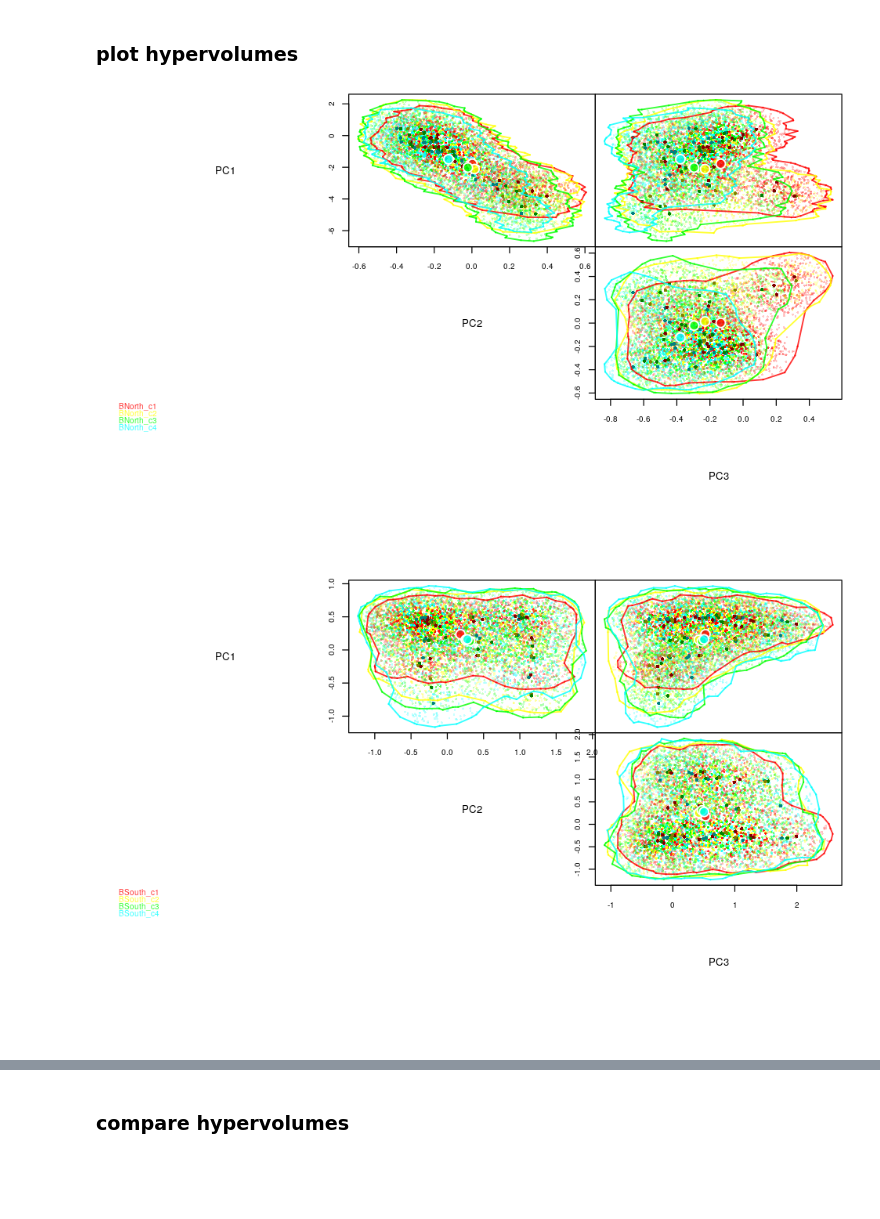
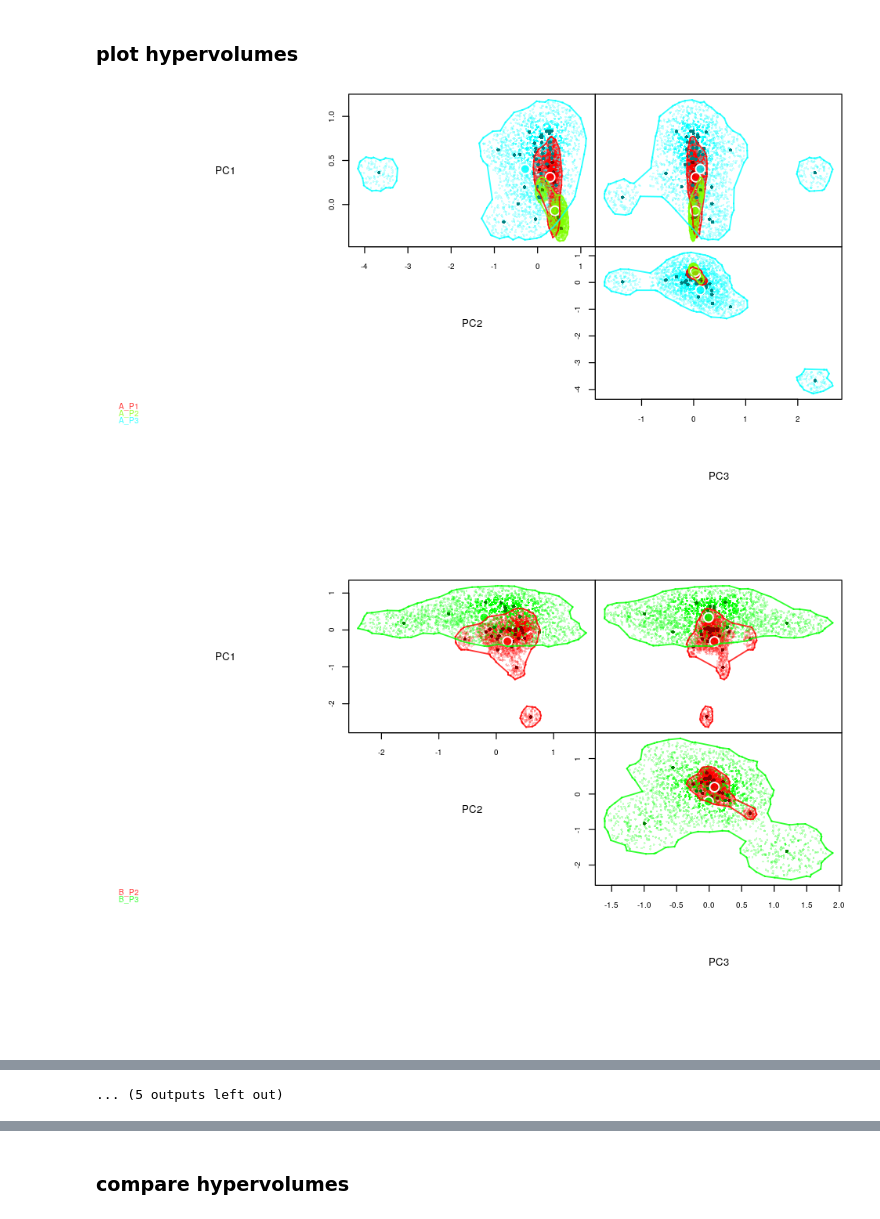
Before and after one commit to dbridg15/masters_project, a Jupyter notebook: Code/comparing_hypervolumes.ipynb, the cells around one changed output, grey strips where cells are left out. Drawn from its saved outputs; the diff is of its cells as text; code cells hidden in the pictures; blank space fills up the shorter version.

Commit message:
need to sort figures

```diff
--- a/Code/comparing_hypervolumes.ipynb
+++ b/Code/comparing_hypervolumes.ipynb
@@ -134,9 +136,9 @@ Comparing Hypervolume 40  of  40 :  VJR_P2-P3
 # %% [markdown]
 ### plot hypervolumes
 # %%
-#plot_hvs(btles_hvs)
+plot_hvs(btles_hvs_p)
 #plot_hvs(mamls_hvs)
-plot_hvs(trees_hvs_p)
+#plot_hvs(trees_hvs_p)
 # %% [output]
-[figure, old version]
+[figure, new version]
-[figure, old version]
+[figure, new version]
@@ -150,3 +155,4 @@ plot_hvs(trees_hvs_p)
+... (5 outputs left out)
 # %%
 # playing around to make the plots look pretty
 plot_hvs <- function(hvs.rslts, plt){
```
Also changed, not shown: parts of 26 cells of this notebook, 1 other file.
